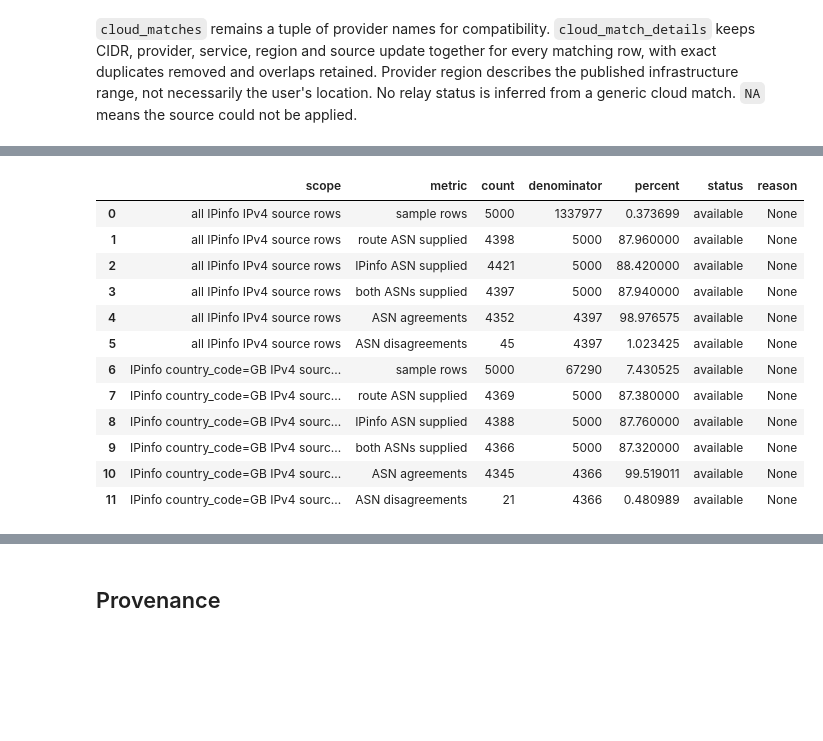
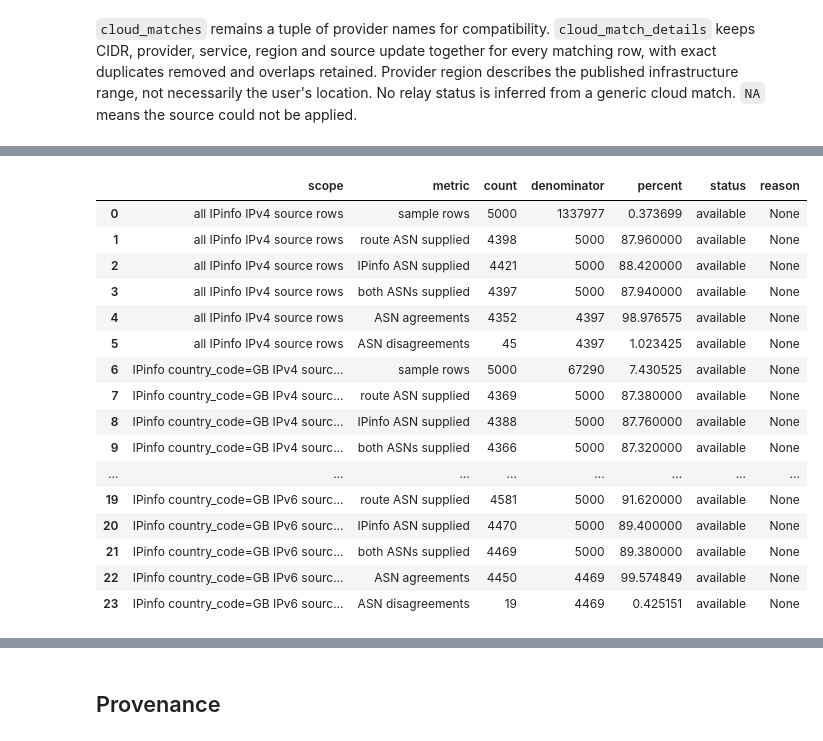
Before and after one commit to clearbranch/openbotrisk, a Jupyter notebook: notebooks/public_ip_enrichment_demo.ipynb, the cells around one changed output, grey strips where cells are left out. Drawn from its saved outputs; the diff is of its cells as text; code cells hidden in the pictures; blank space fills up the shorter version.

```diff
--- a/notebooks/public_ip_enrichment_demo.ipynb
+++ b/notebooks/public_ip_enrichment_demo.ipynb
@@ -59,7 +59,7 @@ def peeringdb_generation_time(path):
     )
 
 source_specs = [
-    {"key": "route", "source": "IPtoASN", "path": IPTOASN_PATH, "url": "https://iptoasn.com/data/ip2asn-combined.tsv.gz", "schema": "start, end, ASN, country code, description", "prior_use": "route origin/name/country", "source_updated_at": None},
+    {"key": "route", "source": "IPtoASN", "path": IPTOASN_PATH, "url": "https://iptoasn.com/data/ip2asn-combined.tsv.gz", "schema": "IPv4/IPv6 start, end, ASN, country code, description", "prior_use": "route origin/name/country", "source_updated_at": None},
     {"key": "peeringdb", "source": "PeeringDB", "path": PEERINGDB_PATH, "url": "https://www.peeringdb.com/api/net", "schema": "API network rows: ASN, name, info_types, website, scope, updated", "prior_use": "exploratory inspection only", "source_updated_at": peeringdb_generation_time(PEERINGDB_PATH)},
     {"key": "ipinfo", "source": "IPinfo Lite", "path": IPINFO_PATH, "url": "https://ipinfo.io/developers/ipinfo-lite-database", "schema": "network, country/code, continent/code, ASN, AS name/domain", "prior_use": "exploratory inspection only", "source_updated_at": None},
     {"key": "providers", "source": "rezmoss aggregate", "path": RAW / "rezmoss_all_providers.json", "url": "https://raw.githubusercontent.com/rezmoss/cloud-provider-ip-addresses/main/all_providers/all_providers.json", "schema": "CIDR, IP version, provider, service, region, last_updated", "prior_use": "provider name only", "source_updated_at": None},
@@ -159,3 +159,15 @@ source_inventory
 | 6 | X4BNet datacentre IPv4 | data/raw/ip-enrichment/2026-10-25... | newline-delimited IPv4 CIDRs | integrated | None | 2026-10-25T10:54:43+00:00 | None | 2026-10-25T10:54:43+00:00 | datacentre range flag |
 | 7 | bad-asn-list | data/raw/ip-enrichment/2026-10-25... | ASN and maintainer label CSV | integrated | None | 2026-10-25T10:54:51+00:00 | None | 2026-10-25T10:54:51+00:00 | hosting-ASN heuristic |
 | 8 | Tor bulk exit list | data/raw/ip-enrichment/2026-10-25... | newline-delimited exit IP addresses | integrated | None | 2026-10-25T10:54:51+00:00 | None | 2026-10-25T10:54:51+00:00 | dated exact-address flag |
+# %%
+#| label: route-family-inventory
+route_family_rows = []
+for ip_version in (4, 6):
+    if route is None:
+        route_family_rows.append({"family": f"IPv{ip_version}", "route_rows": pd.NA, "nonzero_route_rows": pd.NA, "distinct_nonzero_asns": pd.NA, "status": "unavailable", "reason": "IPtoASN route source unavailable"})
+        continue
+    family = route.version == ip_version
+    nonzero = family & (route.asn != 0)
+    route_family_rows.append({"family": f"IPv{ip_version}", "route_rows": int(family.sum()), "nonzero_route_rows": int(nonzero.sum()), "distinct_nonzero_asns": int(pd.Series(route.asn[nonzero]).nunique()), "status": "available", "reason": None})
+route_family_inventory = pd.DataFrame(route_family_rows)
+route_family_inventory
@@ -383,22 +416,25 @@ ipinfo_source_rows = (
     else None
 )
 
-def sampled_output(scope, country_code=None):
+def sampled_output(scope, ip_version, country_code=None):
     if ipinfo_source_rows is None:
         return None, 0, "IPinfo artifact unavailable"
-    eligible = ipinfo_source_rows.loc[~ipinfo_source_rows["network"].str.contains(":", na=False)]
+    is_ipv6 = ipinfo_source_rows["network"].str.contains(":", na=False)
+    eligible = ipinfo_source_rows.loc[is_ipv6 if ip_version == 6 else ~is_ipv6]
     if country_code is not None:
         eligible = eligible.loc[eligible["country_code"].eq(country_code)]
     if eligible.empty:
-        return None, 0, f"no eligible {scope} IPv4 rows"
+        return None, 0, f"no eligible {scope} IPv{ip_version} rows"
     selected = eligible.sample(n=min(5_000, len(eligible)), random_state=SAMPLE_SEED).sort_index()
     ips = selected["network"].str.split("/", n=1).str[0]
     result = enrich(ips, route=route, cloud=cloud, peeringdb=peeringdb, ipinfo=ipinfo, asdb=asdb, tor=tor, vpn=vpn, datacentre=datacentre, bad_asns=bad_asns)
     return result, len(eligible), None
 
 sample_scopes = {
-    "all IPinfo IPv4 source rows": sampled_output("overall"),
-    "IPinfo country_code=GB IPv4 source rows": sampled_output("GB", "GB"),
+    "all IPinfo IPv4 source rows": sampled_output("overall", 4),
+    "IPinfo country_code=GB IPv4 source rows": sampled_output("GB", 4, "GB"),
+    "all IPinfo IPv6 source rows": sampled_output("overall", 6),
+    "IPinfo country_code=GB IPv6 source rows": sampled_output("GB", 6, "GB"),
 }
 
 def metric(scope, name, count, denominator, reason=None):
@@ -412,35 +448,39 @@ for scope, (sample_out, eligible_count, sample_reason) in sample_scopes.items():
         continue
     sample_size = len(sample_out)
     sample_metrics.append(metric(scope, "sample rows", sample_size, eligible_count))
     route_known = int(sample_out["route_asn"].notna().sum())
     ipinfo_known = int(sample_out["ipinfo_asn"].notna().sum())
     route_reason = None if route is not None else "IPtoASN route source unavailable"
     ipinfo_reason = None if ipinfo is not None else "IPinfo lookup source unavailable"
     sample_metrics.append(metric(scope, "route ASN supplied", route_known, sample_size, route_reason))
     sample_metrics.append(metric(scope, "IPinfo ASN supplied", ipinfo_known, sample_size, ipinfo_reason))
     both = sample_out["route_asn"].notna() & sample_out["ipinfo_asn"].notna()
     both_count = int(both.sum())
     comparison_reason = route_reason or ipinfo_reason
     sample_metrics.append(metric(scope, "both ASNs supplied", both_count, sample_size, comparison_reason))
     agreement_reason = comparison_reason or ("no rows with both ASNs" if both_count == 0 else None)
     sample_metrics.append(metric(scope, "ASN agreements", int(sample_out.loc[both, "route_ipinfo_asn_agree"].eq(True).sum()), both_count, agreement_reason))
     sample_metrics.append(metric(scope, "ASN disagreements", int(sample_out.loc[both, "route_ipinfo_asn_agree"].eq(False).sum()), both_count, agreement_reason))
 ip_sample_summary = pd.DataFrame(sample_metrics)
 ip_sample_summary
 # %% [output]
 |  | scope | metric | count | denominator | percent | status | reason |
 | 0 | all IPinfo IPv4 source rows | sample rows | 5000 | 1337977 | 0.373699 | available | None |
 | 1 | all IPinfo IPv4 source rows | route ASN supplied | 4398 | 5000 | 87.960000 | available | None |
 | 2 | all IPinfo IPv4 source rows | IPinfo ASN supplied | 4421 | 5000 | 88.420000 | available | None |
 | 3 | all IPinfo IPv4 source rows | both ASNs supplied | 4397 | 5000 | 87.940000 | available | None |
 | 4 | all IPinfo IPv4 source rows | ASN agreements | 4352 | 4397 | 98.976575 | available | None |
 | 5 | all IPinfo IPv4 source rows | ASN disagreements | 45 | 4397 | 1.023425 | available | None |
 | 6 | IPinfo country_code=GB IPv4 sourc... | sample rows | 5000 | 67290 | 7.430525 | available | None |
 | 7 | IPinfo country_code=GB IPv4 sourc... | route ASN supplied | 4369 | 5000 | 87.380000 | available | None |
 | 8 | IPinfo country_code=GB IPv4 sourc... | IPinfo ASN supplied | 4388 | 5000 | 87.760000 | available | None |
 | 9 | IPinfo country_code=GB IPv4 sourc... | both ASNs supplied | 4366 | 5000 | 87.320000 | available | None |
-| 10 | IPinfo country_code=GB IPv4 sourc... | ASN agreements | 4345 | 4366 | 99.519011 | available | None |
-| 11 | IPinfo country_code=GB IPv4 sourc... | ASN disagreements | 21 | 4366 | 0.480989 | available | None |
+| ... | ... | ... | ... | ... | ... | ... | ... |
+| 19 | IPinfo country_code=GB IPv6 sourc... | route ASN supplied | 4581 | 5000 | 91.620000 | available | None |
+| 20 | IPinfo country_code=GB IPv6 sourc... | IPinfo ASN supplied | 4470 | 5000 | 89.400000 | available | None |
+| 21 | IPinfo country_code=GB IPv6 sourc... | both ASNs supplied | 4469 | 5000 | 89.380000 | available | None |
+| 22 | IPinfo country_code=GB IPv6 sourc... | ASN agreements | 4450 | 4469 | 99.574849 | available | None |
+| 23 | IPinfo country_code=GB IPv6 sourc... | ASN disagreements | 19 | 4469 | 0.425151 | available | None |
 # %%
 #| label: ip-sample-classification
 def sample_classification_row(scope, sample_out, source, table, classification_field, sample_reason):
```
Also changed, not shown: parts of 10 cells of this notebook, 3 other files.
